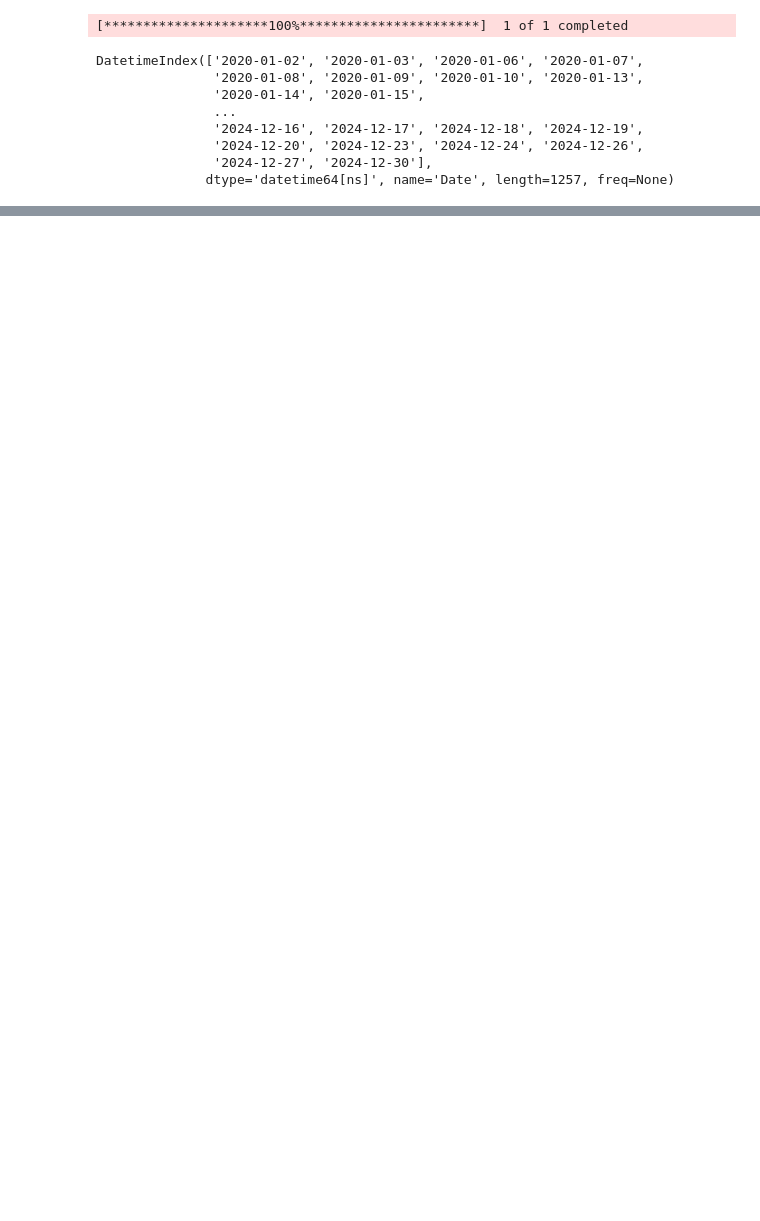
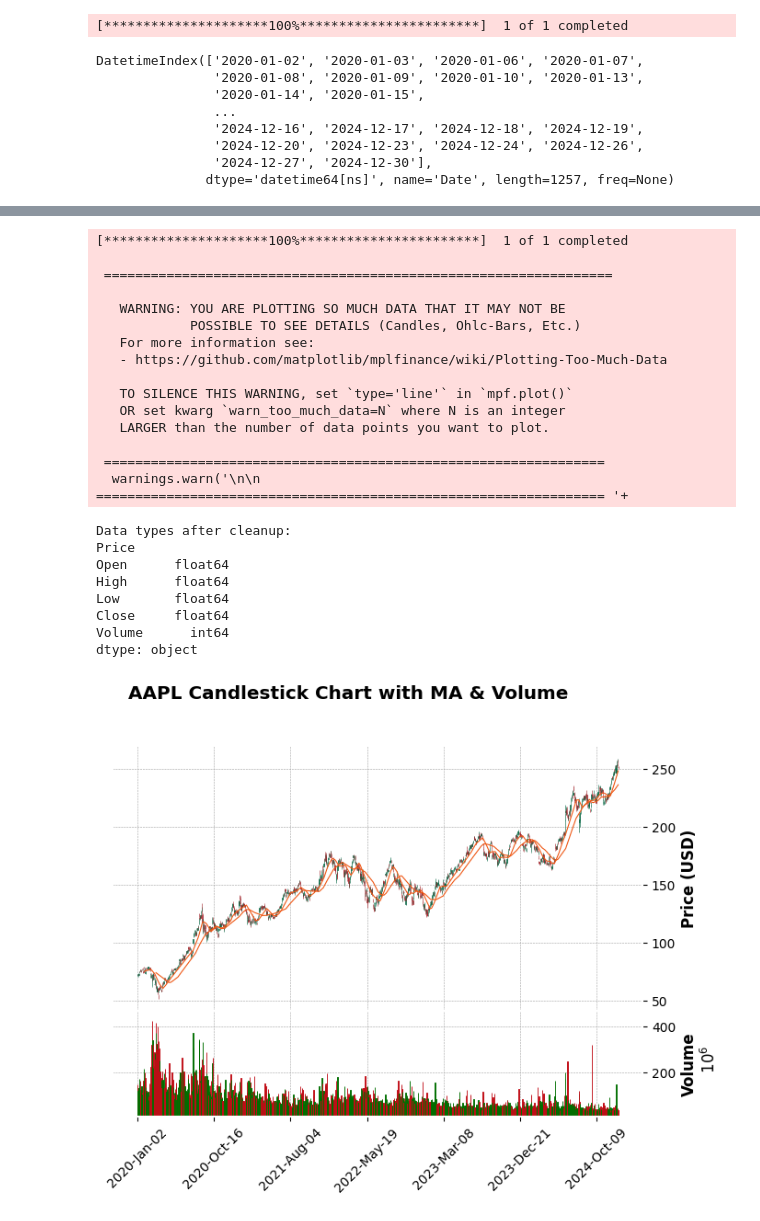
Before and after one commit to GowrishankarSMenon/stock-analysis-and-report, a Jupyter notebook: stock_price_analysis.ipynb, the cells around one changed output, grey strips where cells are left out. Saved outputs shown, nothing was run; the diff lists cells and outputs as text; code cells hidden in the pictures; blank space fills up the shorter version.

```diff
--- a/stock_price_analysis.ipynb
+++ b/stock_price_analysis.ipynb
@@ -95,0 +143,56 @@ plt.show()
+# %%
+# Download data
+data2 = yf.download('AAPL', start='2020-01-01', end='2024-12-31')
+
+# Check and flatten columns if MultiIndex (common issue)
+if isinstance(data2.columns, pd.MultiIndex):
+    data2.columns = data2.columns.get_level_values(0)
+
+# Extract OHLCV and convert to float (safeguard)
+ohlc = data2[['Open', 'High', 'Low', 'Close', 'Volume']].copy()
+ohlc = ohlc.apply(pd.to_numeric, errors='coerce')
+ohlc = ohlc.dropna()
+
+# Confirm no weird types
+print("Data types after cleanup:")
+print(ohlc.dtypes)
+
+# Set index name
+ohlc.index.name = 'Date'
+
+# Plot
+mpf.plot(
+    ohlc,
+    type='candle',
+    style='charles',
+    mav=(20, 50),
+    volume=True,
+    title='AAPL Candlestick Chart with MA & Volume',
+    ylabel="Price (USD)",
+    ylabel_lower='Volume'
+)
+# %% [output]
+[*********************100%***********************]  1 of 1 completed
+
+ =================================================================
+
+   WARNING: YOU ARE PLOTTING SO MUCH DATA THAT IT MAY NOT BE
+            POSSIBLE TO SEE DETAILS (Candles, Ohlc-Bars, Etc.)
+   For more information see:
+   - https://github.com/matplotlib/mplfinance/wiki/Plotting-Too-Much-Data
+
+   TO SILENCE THIS WARNING, set `type='line'` in `mpf.plot()`
+   OR set kwarg `warn_too_much_data=N` where N is an integer
+   LARGER than the number of data points you want to plot.
+
+ ================================================================
+  warnings.warn('\n\n ================================================================= '+
+Data types after cleanup:
+Price
+Open      float64
+High      float64
+Low       float64
+Close     float64
+Volume      int64
+dtype: object
+[figure, added]
```
Also changed, not shown: parts of 7 cells of this notebook, 3 other files.
